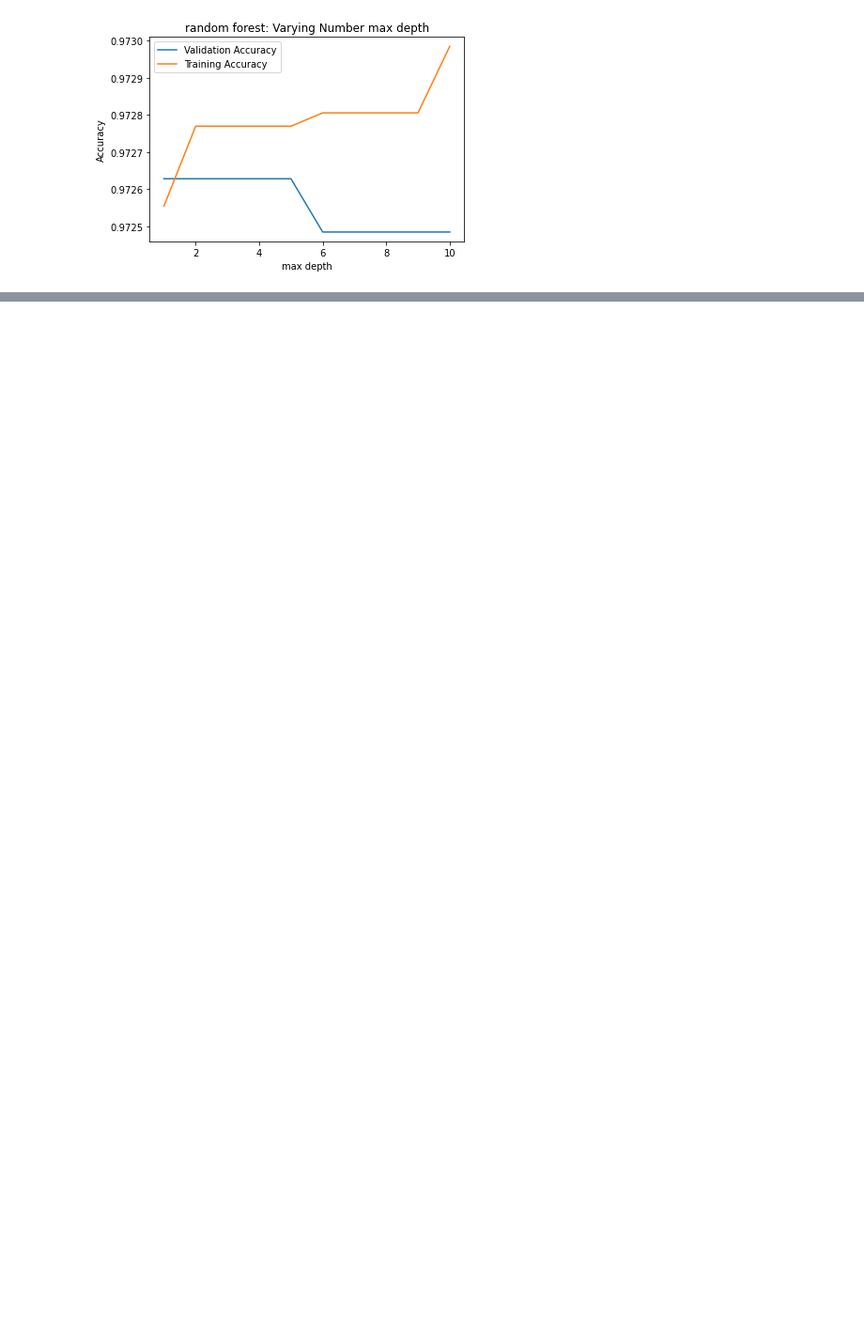
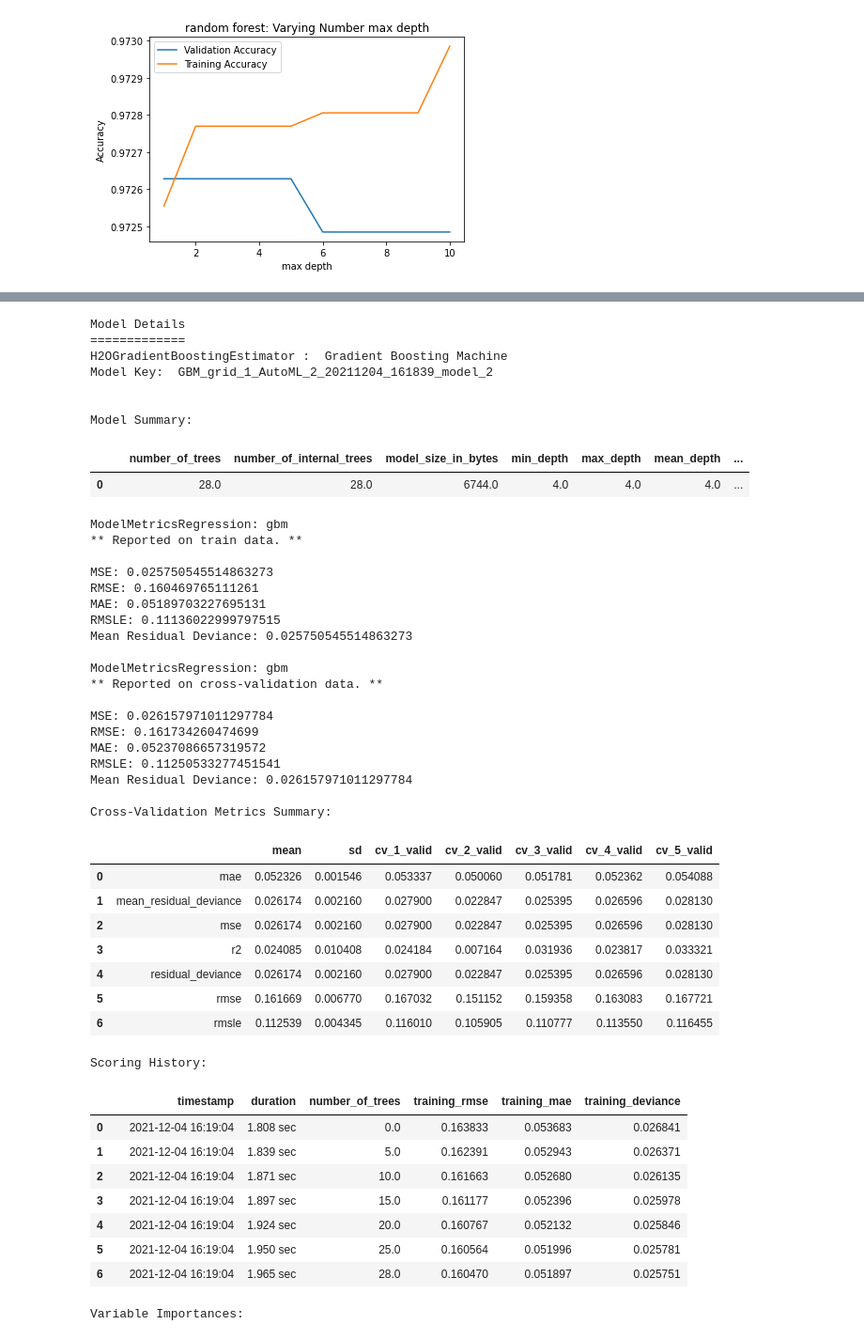
Before and after one commit to inderrana/Predicting-donations-leads-for-NGO, a Jupyter notebook: DSC_Use_Case/added variables H -changing.ipynb, the cells around one changed output, grey strips where cells are left out. Shown at 94% size. Cells and saved outputs as stored; diff of their text form; code cells hidden in the pictures; blank space fills up the shorter version.

```diff
--- a/DSC_Use_Case/added variables H -changing.ipynb
+++ b/DSC_Use_Case/added variables H -changing.ipynb
@@ -590,0 +740,50 @@ plt.show()
+# %%
+best_model = aml.get_best_model()
+print(best_model)
+# %% [output]
+Model Details
+=============
+H2OGradientBoostingEstimator :  Gradient Boosting Machine
+Model Key:  GBM_grid_1_AutoML_2_20211204_161839_model_2
+
+
+Model Summary:
+|  |  | number_of_trees | number_of_internal_trees | model_size_in_bytes | min_depth | max_depth | mean_depth | ... |
+| 0 |  | 28.0 | 28.0 | 6744.0 | 4.0 | 4.0 | 4.0 | ... |
+ModelMetricsRegression: gbm
+** Reported on train data. **
+
+MSE: 0.025750545514863273
+RMSE: 0.160469765111261
+MAE: 0.05189703227695131
+RMSLE: 0.11136022999797515
+Mean Residual Deviance: 0.025750545514863273
+
+ModelMetricsRegression: gbm
+** Reported on cross-validation data. **
+
+MSE: 0.026157971011297784
+RMSE: 0.161734260474699
+MAE: 0.05237086657319572
+RMSLE: 0.11250533277451541
+Mean Residual Deviance: 0.026157971011297784
+
+Cross-Validation Metrics Summary:
+|  |  | mean | sd | cv_1_valid | cv_2_valid | cv_3_valid | cv_4_valid | cv_5_valid |
+| 0 | mae | 0.052326 | 0.001546 | 0.053337 | 0.050060 | 0.051781 | 0.052362 | 0.054088 |
+| 1 | mean_residual_deviance | 0.026174 | 0.002160 | 0.027900 | 0.022847 | 0.025395 | 0.026596 | 0.028130 |
+| 2 | mse | 0.026174 | 0.002160 | 0.027900 | 0.022847 | 0.025395 | 0.026596 | 0.028130 |
+| 3 | r2 | 0.024085 | 0.010408 | 0.024184 | 0.007164 | 0.031936 | 0.023817 | 0.033321 |
+| 4 | residual_deviance | 0.026174 | 0.002160 | 0.027900 | 0.022847 | 0.025395 | 0.026596 | 0.028130 |
+| 5 | rmse | 0.161669 | 0.006770 | 0.167032 | 0.151152 | 0.159358 | 0.163083 | 0.167721 |
+| 6 | rmsle | 0.112539 | 0.004345 | 0.116010 | 0.105905 | 0.110777 | 0.113550 | 0.116455 |
+Scoring History:
+|  |  | timestamp | duration | number_of_trees | training_rmse | training_mae | training_deviance |
+| 0 |  | 2021-12-04 16:19:04 | 1.808 sec | 0.0 | 0.163833 | 0.053683 | 0.026841 |
+| 1 |  | 2021-12-04 16:19:04 | 1.839 sec | 5.0 | 0.162391 | 0.052943 | 0.026371 |
+| 2 |  | 2021-12-04 16:19:04 | 1.871 sec | 10.0 | 0.161663 | 0.052680 | 0.026135 |
+| 3 |  | 2021-12-04 16:19:04 | 1.897 sec | 15.0 | 0.161177 | 0.052396 | 0.025978 |
+| 4 |  | 2021-12-04 16:19:04 | 1.924 sec | 20.0 | 0.160767 | 0.052132 | 0.025846 |
+| 5 |  | 2021-12-04 16:19:04 | 1.950 sec | 25.0 | 0.160564 | 0.051996 | 0.025781 |
+| 6 |  | 2021-12-04 16:19:04 | 1.965 sec | 28.0 | 0.160470 | 0.051897 | 0.025751 |
+Variable Importances:
```
Also changed, not shown: parts of 29 cells of this notebook, 1 other file.
